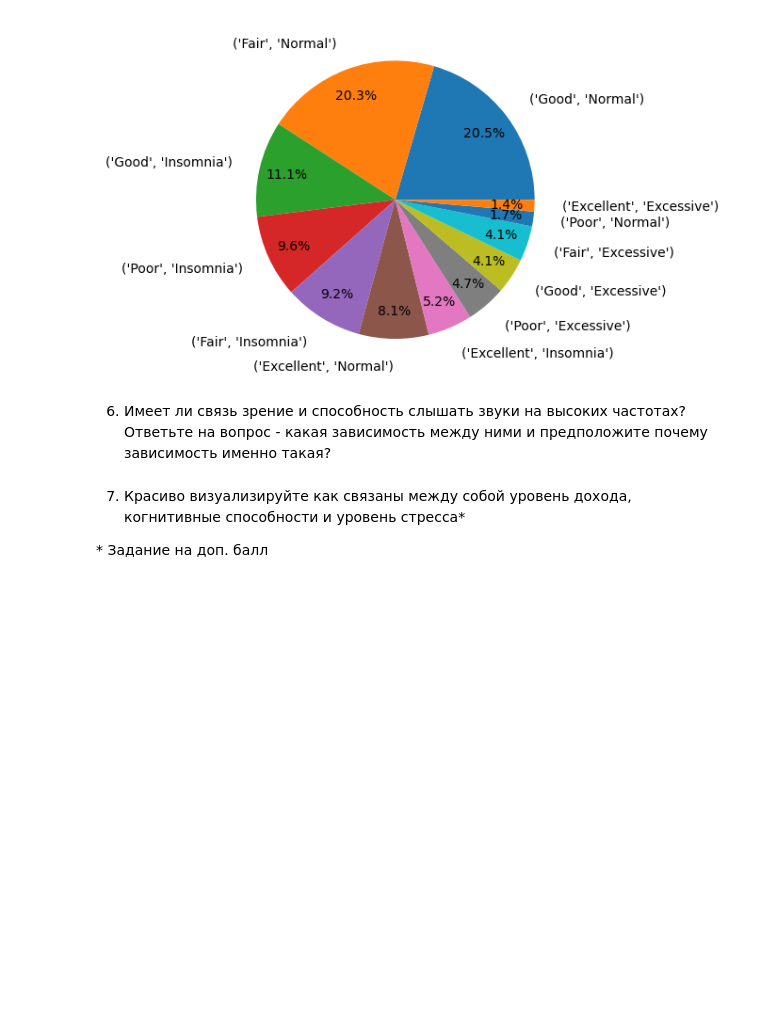
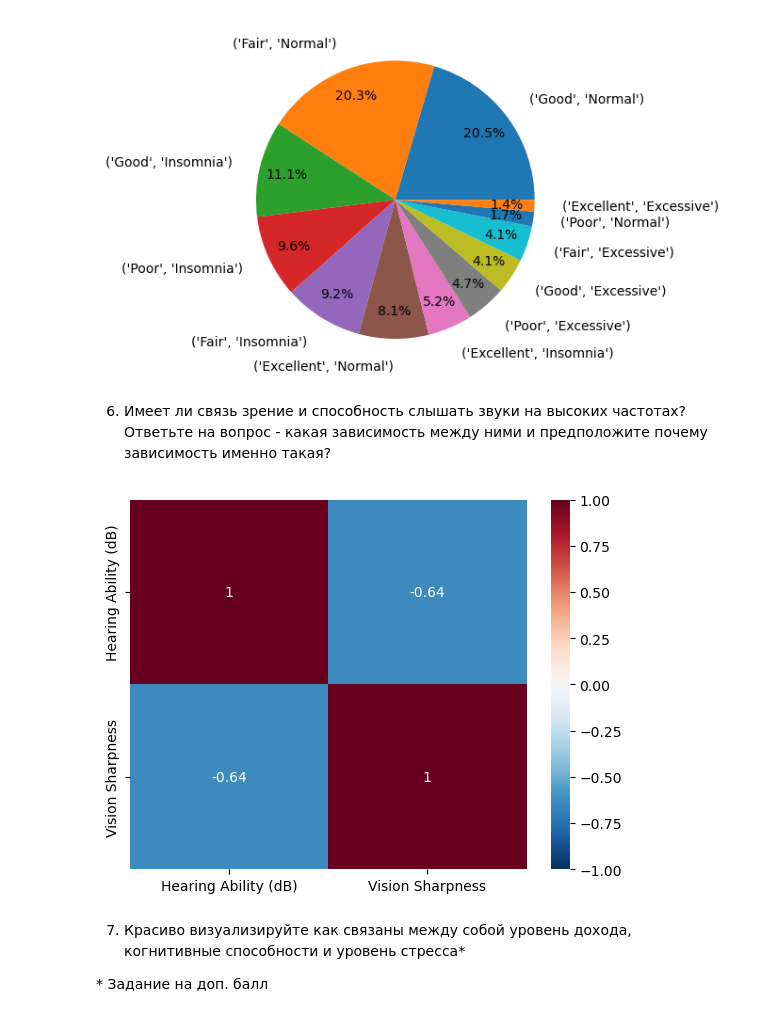
Before and after one commit to theS3ven/ml_labs, a Jupyter notebook: lr1/Variant 7/Lab1-7.ipynb, the cells around one changed output. Cells and saved outputs as stored; diff of their text form; code cells hidden in the pictures; blank space fills up the shorter version.

```diff
--- a/lr1/Variant 7/Lab1-7.ipynb
+++ b/lr1/Variant 7/Lab1-7.ipynb
@@ -415,6 +414,15 @@ plt.show()
 [figure]
 # %% [markdown]
 6. Имеет ли связь зрение и способность слышать звуки на высоких частотах? Ответьте на вопрос - какая зависимость между ними и предположите почему зависимость именно такая?
+# %%
+sns.heatmap(
+    data[['Hearing Ability (dB)', 'Vision Sharpness']].corr(),
+    cmap='RdBu_r',
+    annot=True,
+    vmin=-1, vmax=1);
+# Связть между ними обратная. Зависимость такая потому что существует такое понятие как кросс-модальная пластичность.
+# %% [output]
+[figure, added]
 # %% [markdown]
 7. Красиво визуализируйте как связаны между собой уровень дохода, когнитивные способности и уровень стресса*
 
```
Also changed, not shown: parts of 3 cells of this notebook.
